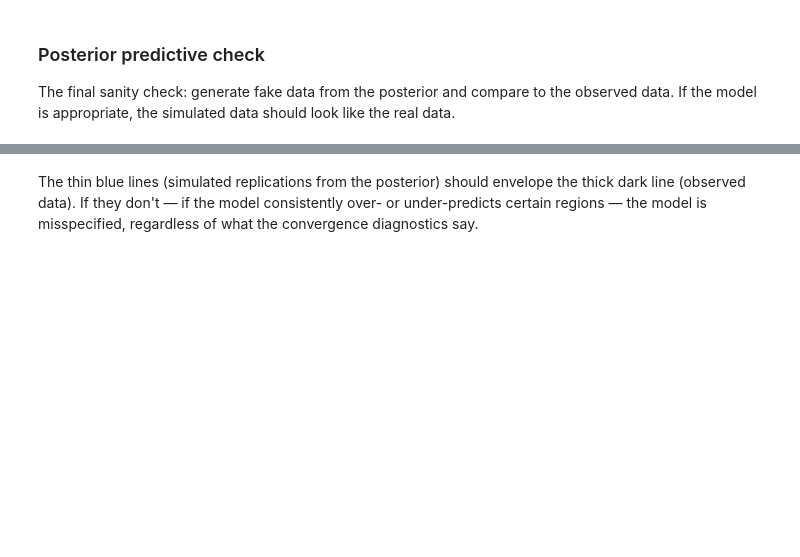
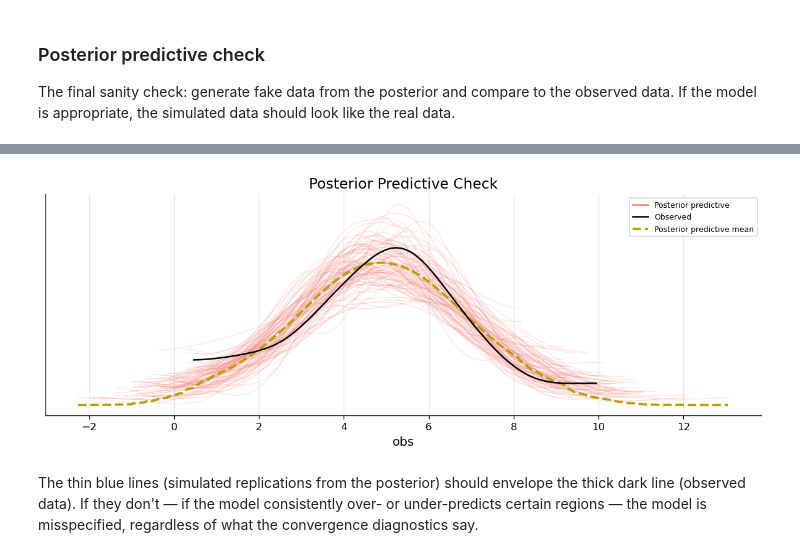
Before and after one commit to alextimmer/applied-and-mathematical-statistics, a Jupyter notebook: notebooks/07_bayesian_inference/05_mcmc_diagnostics.ipynb, the cells around one changed output, grey strips where cells are left out. Saved outputs shown, nothing was run; the diff lists cells and outputs as text; code cells hidden in the pictures; blank space fills up the shorter version.

```diff
--- a/notebooks/07_bayesian_inference/05_mcmc_diagnostics.ipynb
+++ b/notebooks/07_bayesian_inference/05_mcmc_diagnostics.ipynb
@@ -826,7 +976,9 @@ The final sanity check: generate fake data from the posterior and compare to the
 # %%
 if pm is not None and az is not None:
     with simple_model:
-        pm.sample_posterior_predictive(trace_good, extend_inferencedata=True, random_seed=42)
+        pm.sample_posterior_predictive(
+            trace_good, extend_inferencedata=True, random_seed=42
+        )
 
     az.plot_ppc(trace_good, num_pp_samples=100, figsize=(10, 4))
     plt.title("Posterior Predictive Check")
@@ -834,3 +986,4 @@ if pm is not None and az is not None:
     plt.show()
 else:
     print("PyMC/ArviZ not available — skipping.")
+# %% [output]
@@ -837,3 +994,4 @@ else:
+[figure, added]
 # %% [markdown]
 The thin blue lines (simulated replications from the posterior) should envelope the thick dark line (observed data). If they don't — if the model consistently over- or under-predicts certain regions — the model is misspecified, regardless of what the convergence diagnostics say.
 # %% [markdown]
```
Also changed, not shown: parts of 21 cells of this notebook.
